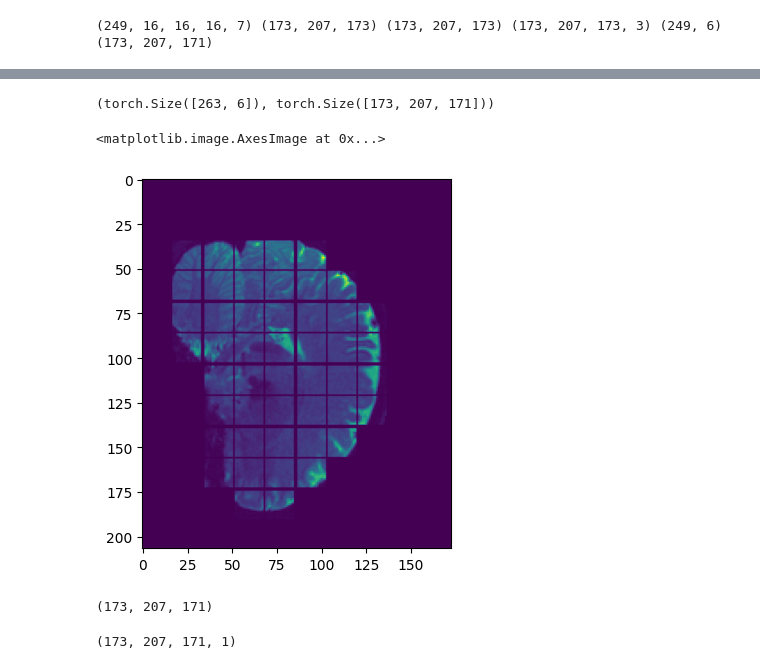
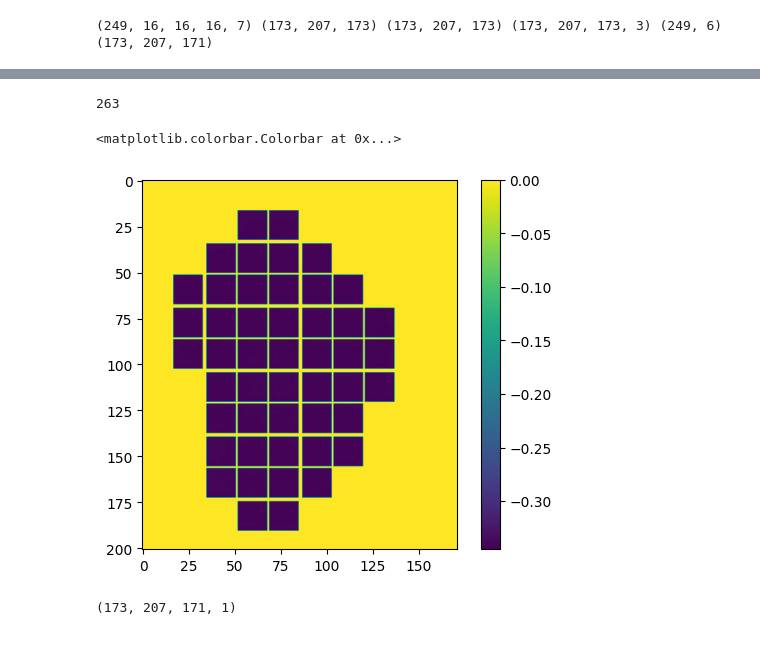
Before and after one commit to arihantjain124/HCP_SR, a Jupyter notebook: reconstr_with_dataloader.ipynb, the cells around one changed output, grey strips where cells are left out. Saved outputs shown, nothing was run; the diff lists cells and outputs as text; code cells hidden in the pictures.

```diff
--- a/reconstr_with_dataloader.ipynb
+++ b/reconstr_with_dataloader.ipynb
@@ -155,5 +155,5 @@ def resize_test(data):
 # %%
 testing_data_loader = DataLoader(dataset=testing_dataset, batch_size=1, shuffle=True, pin_memory=True, drop_last=True,collate_fn=resize_test)
 # %%
-x = next(iter(training_data_loader))
+x = next(iter(testing_data_loader))
 # %%
@@ -184,17 +186,16 @@ torch.Size([263, 16, 16, 16, 5])
 torch.cuda.empty_cache()
 # %%
 x[2].shape,x[3].shape
-# %% [output]
-(torch.Size([263, 6]), torch.Size([173, 207, 171]))
+# %%
+r = recon(pred_tensor.cpu(),x[2],vol_size = (173,201,171,5))
+# %% [output]
+263
 # %%
 plt.imshow(r[70,:,:,0])
+plt.colorbar()
 # %% [output]
-<matplotlib.image.AxesImage at 0x...>
+<matplotlib.colorbar.Colorbar at 0x...>
-[figure, old version]
+[figure, new version]
-# %%
-x[5].shape
-# %% [output]
-(173, 207, 171)
 # %%
 mask = x[5][...,np.newaxis]
 # %%
```
Also changed, not shown: parts of 4 cells of this notebook, 5 other files.
